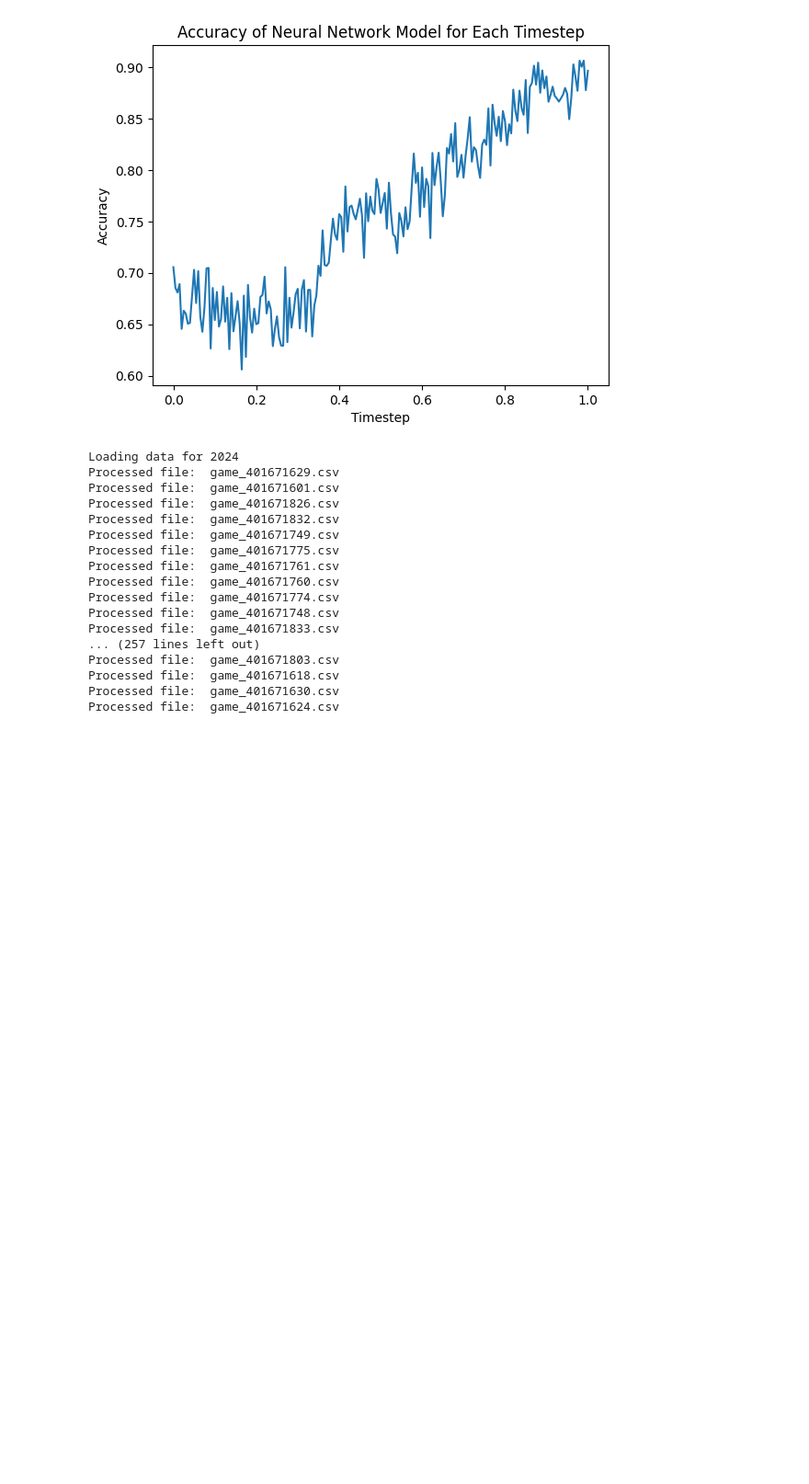
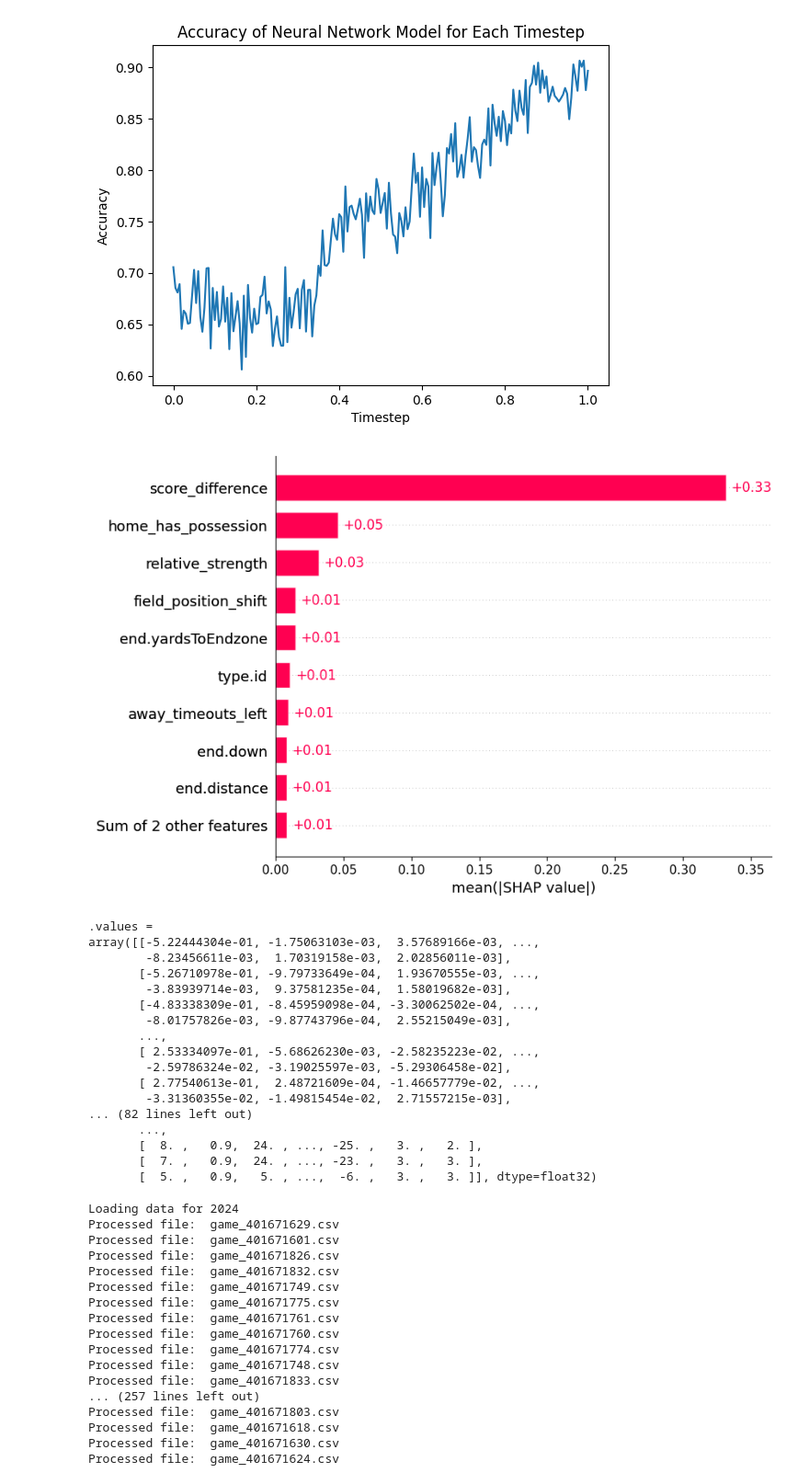
Before and after one commit to alys28/probabilistic_forecasts_football, a Jupyter notebook: NFL/ML/notebooks/neural_network.ipynb, the cells around one changed output. Shown at 92% size. Cells and saved outputs as stored; diff of their text form; code cells hidden in the pictures; blank space fills up the shorter version.

```diff
--- a/NFL/ML/notebooks/neural_network.ipynb
+++ b/NFL/ML/notebooks/neural_network.ipynb
@@ -228,3 +233,31 @@ Timestep 100.00%: Test Accuracy = 0.8966
+# %%
+modules_to_reload = [
+    'models.direct_prediction_network',
+    'models.direct_prediction_network_transformer',
+    'models.utils'
+]
+from models.utils import SHAP_analysis
+
+SHAP_analysis(models, 0.9, training_data, test_data)
+# %% [output]
+[figure, added]
+.values =
+array([[-5.22444304e-01, -1.75063103e-03,  3.57689166e-03, ...,
+        -8.23456611e-03,  1.70319158e-03,  2.02856011e-03],
+       [-5.26710978e-01, -9.79733649e-04,  1.93670555e-03, ...,
+        -3.83939714e-03,  9.37581235e-04,  1.58019682e-03],
+       [-4.83338309e-01, -8.45959098e-04, -3.30062502e-04, ...,
+        -8.01757826e-03, -9.87743796e-04,  2.55215049e-03],
+       ...,
+       [ 2.53334097e-01, -5.68626230e-03, -2.58235223e-02, ...,
+        -2.59786324e-02, -3.19025597e-03, -5.29306458e-02],
+       [ 2.77540613e-01,  2.48721609e-04, -1.46657779e-02, ...,
+        -3.31360355e-02, -1.49815454e-02,  2.71557215e-03],
+... (82 lines left out)
+       ...,
+       [  8. ,   0.9,  24. , ..., -25. ,   3. ,   2. ],
+       [  7. ,   0.9,  24. , ..., -23. ,   3. ,   3. ],
+       [  5. ,   0.9,   5. , ...,  -6. ,   3. ,   3. ]], dtype=float32)
 # %%
 from process_data import write_predictions
 from sklearn.preprocessing import StandardScaler
```
Also changed, not shown: parts of 5 cells of this notebook, 13 other files.
